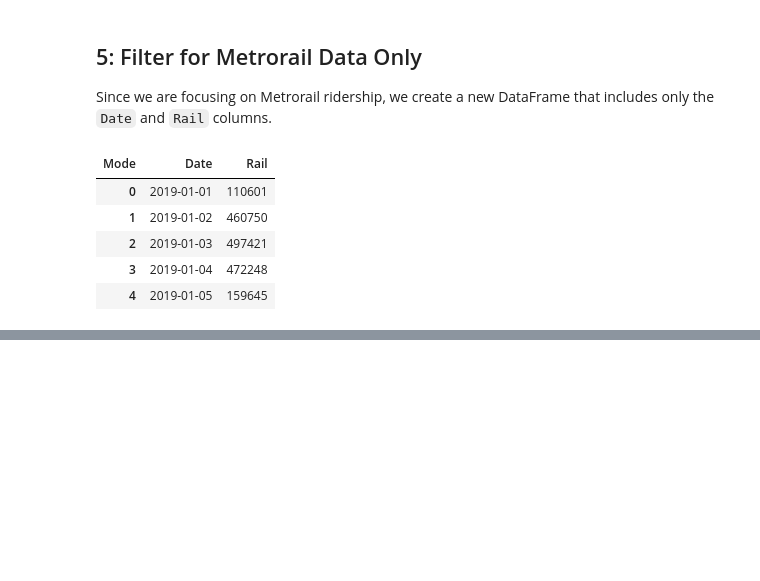
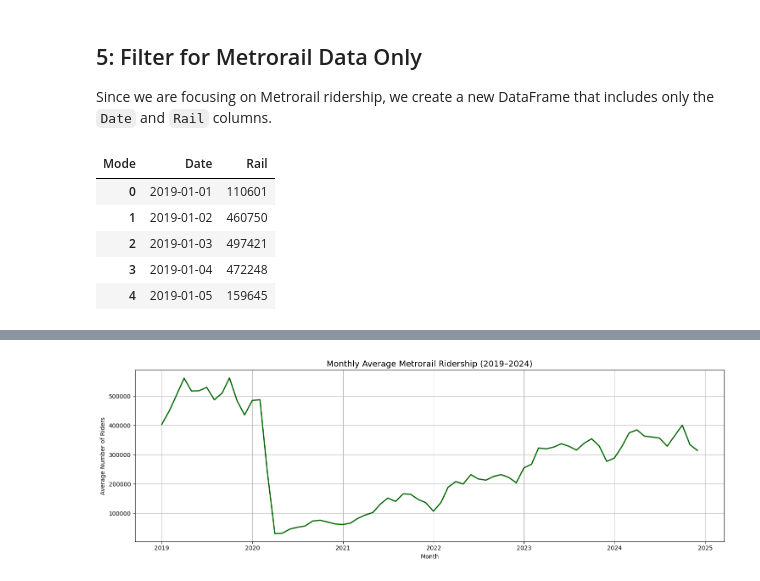
Before and after one commit to drodmay1/metro-ridership-capstone, a Jupyter notebook: notebooks/01_data_overview.ipynb, the cells around one changed output, grey strips where cells are left out. Drawn from its saved outputs; the diff is of its cells as text; code cells hidden in the pictures; blank space fills up the shorter version.

```diff
--- a/notebooks/01_data_overview.ipynb
+++ b/notebooks/01_data_overview.ipynb
@@ -85,0 +110,19 @@ df_rail.head()
+# %%
+# Group by year and month to calculate monthly average ridership
+df_rail['YearMonth'] = df_rail['Date'].dt.to_period('M')
+monthly_avg = df_rail.groupby('YearMonth')['Rail'].mean().reset_index()
+monthly_avg['YearMonth'] = monthly_avg['YearMonth'].dt.to_timestamp()
+
+# Plot the monthly average
+plt.figure(figsize=(15, 5))
+plt.plot(monthly_avg['YearMonth'], monthly_avg['Rail'], color='darkgreen', linewidth=2)
+
+# Add labels and title
+plt.title('Monthly Average Metrorail Ridership (2019–2024)', fontsize=14)
+plt.xlabel('Month')
+plt.ylabel('Average Number of Riders')
+plt.grid(True)
+plt.tight_layout()
+plt.show()
+# %% [output]
+[figure, added]
```
Also changed, not shown: parts of 3 cells of this notebook.
